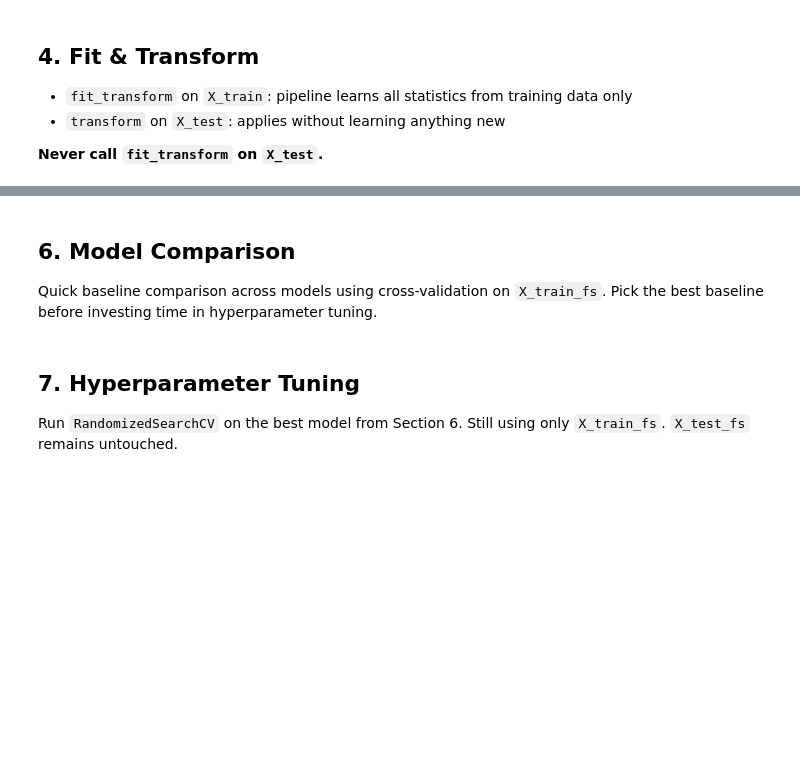
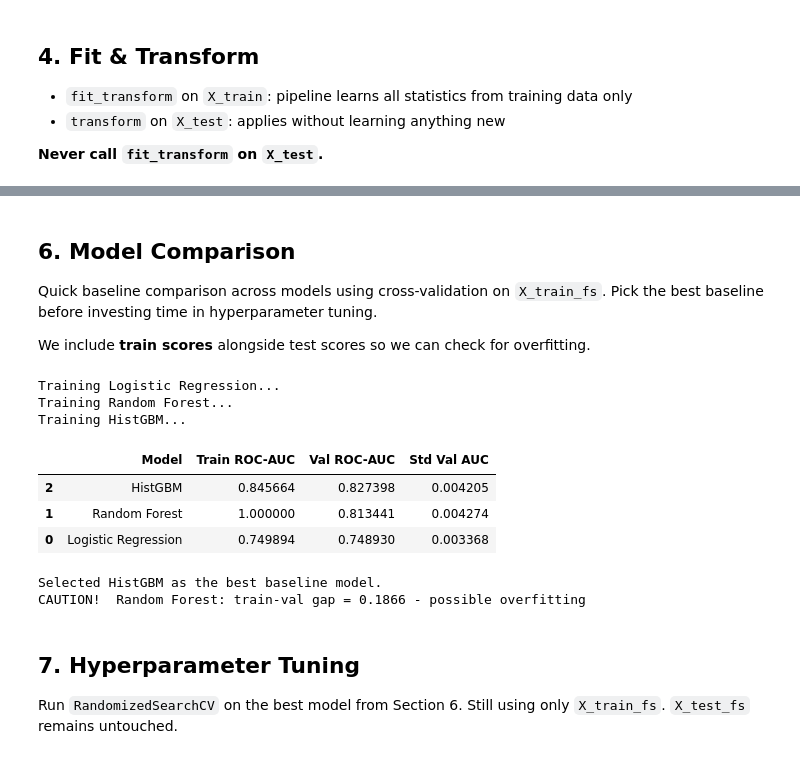
Before and after one commit to RuiSousaFerreiraIMS/Business_Case_BNP, a Jupyter notebook: notebooks/3a)Data_Preprocessing_Models.ipynb, the cells around one changed output, grey strips where cells are left out. Drawn from its saved outputs; the diff is of its cells as text; code cells hidden in the pictures; blank space fills up the shorter version.

```diff
--- a/notebooks/3a)Data_Preprocessing_Models.ipynb
+++ b/notebooks/3a)Data_Preprocessing_Models.ipynb
@@ -228,6 +465,79 @@ print(f'Features after selection: {len(selected_features)}')
 
 Quick baseline comparison across models using cross-validation on `X_train_fs`.
 Pick the best baseline before investing time in hyperparameter tuning.
+
+We include **train scores** alongside test scores so we can check for overfitting.
+# %%
+# Define baseline models with sensible defaults
+models = {
+    # Logistic Regression - linear baseline
+    # max_iter=1000 to ensure convergence on a dataset of this size
+    'Logistic Regression': LogisticRegression(
+        max_iter=1000,
+        random_state=RANDOM_STATE,
+    ),
+
+    # Random Forest - ensemble of decision trees (bagging)
+    # n_estimators=100 is a good starting point; n_jobs=-1 parallelises
+    'Random Forest': RandomForestClassifier(
+        n_estimators=100,
+        n_jobs=-1,
+        random_state=RANDOM_STATE,
+    ),
+
+    # HistGBM - histogram-based gradient boosting (fast, handles NaN natively)
+    # max_iter=100 keeps baseline training fast
+    'HistGBM': HistGradientBoostingClassifier(
+        random_state=RANDOM_STATE,
+        max_iter=100,
+    ),
+}
+
+# Cross-validate each model
+results = []
+for name, model in models.items():
+    print(f"Training {name}...")
+    cv_res = cross_validate(
+        model,
+        X_train_fs,
+        y_train,
+        cv=cv,
+        scoring='roc_auc',
+        n_jobs=-1,
+        return_train_score=True,   # <-- also capture train-fold AUC
+    )
+    results.append({
+        'Model': name,
+        'Train ROC-AUC': cv_res['train_score'].mean(),
+        'Val ROC-AUC':   cv_res['test_score'].mean(),
+        'Std Val AUC':   cv_res['test_score'].std(),
+    })
+
+# Display results sorted by validation AUC
+results_df = pd.DataFrame(results).sort_values(by='Val ROC-AUC', ascending=False)
+display(results_df)
+
+# Select the best baseline model for tuning
+best_model_name = results_df.iloc[0]['Model']
+best_model = models[best_model_name]
+print(f"\nSelected {best_model_name} as the best baseline model.")
+
+# Overfitting check
+# A large gap between Train and Val AUC signals overfitting
+for _, row in results_df.iterrows():
+    gap = row['Train ROC-AUC'] - row['Val ROC-AUC']
+    if gap > 0.05:
+        print(f"CAUTION!  {row['Model']}: train-val gap = {gap:.4f} - possible overfitting")
+# %% [output]
+Training Logistic Regression...
+Training Random Forest...
+Training HistGBM...
+|  | Model | Train ROC-AUC | Val ROC-AUC | Std Val AUC |
+| 2 | HistGBM | 0.845664 | 0.827398 | 0.004205 |
+| 1 | Random Forest | 1.000000 | 0.813441 | 0.004274 |
+| 0 | Logistic Regression | 0.749894 | 0.748930 | 0.003368 |
+Selected HistGBM as the best baseline model.
+CAUTION!  Random Forest: train-val gap = 0.1866 - possible overfitting
 # %% [markdown]
 ## 7. Hyperparameter Tuning
 
```
Also changed, not shown: parts of 20 cells of this notebook, 1 other file.
